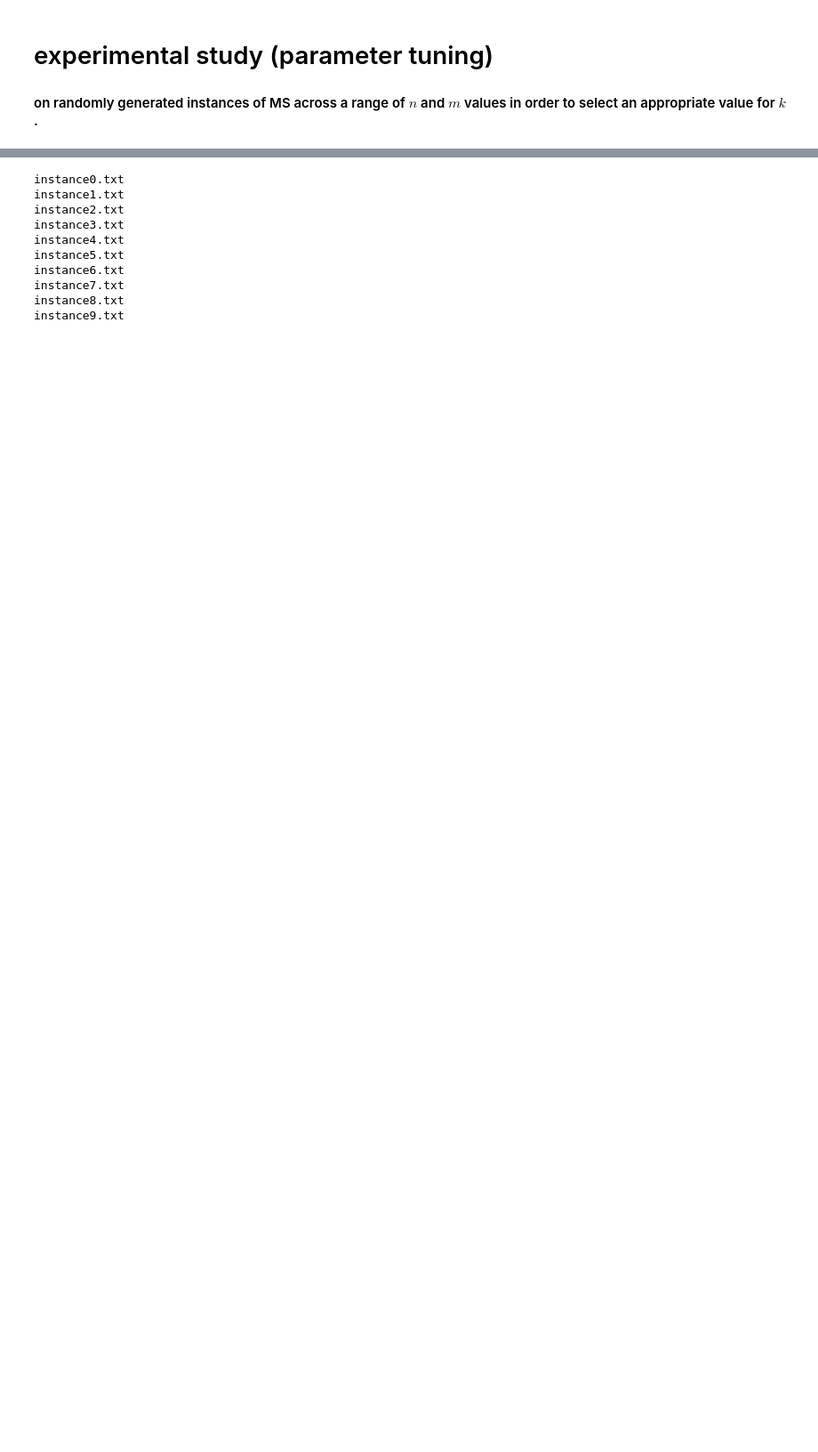
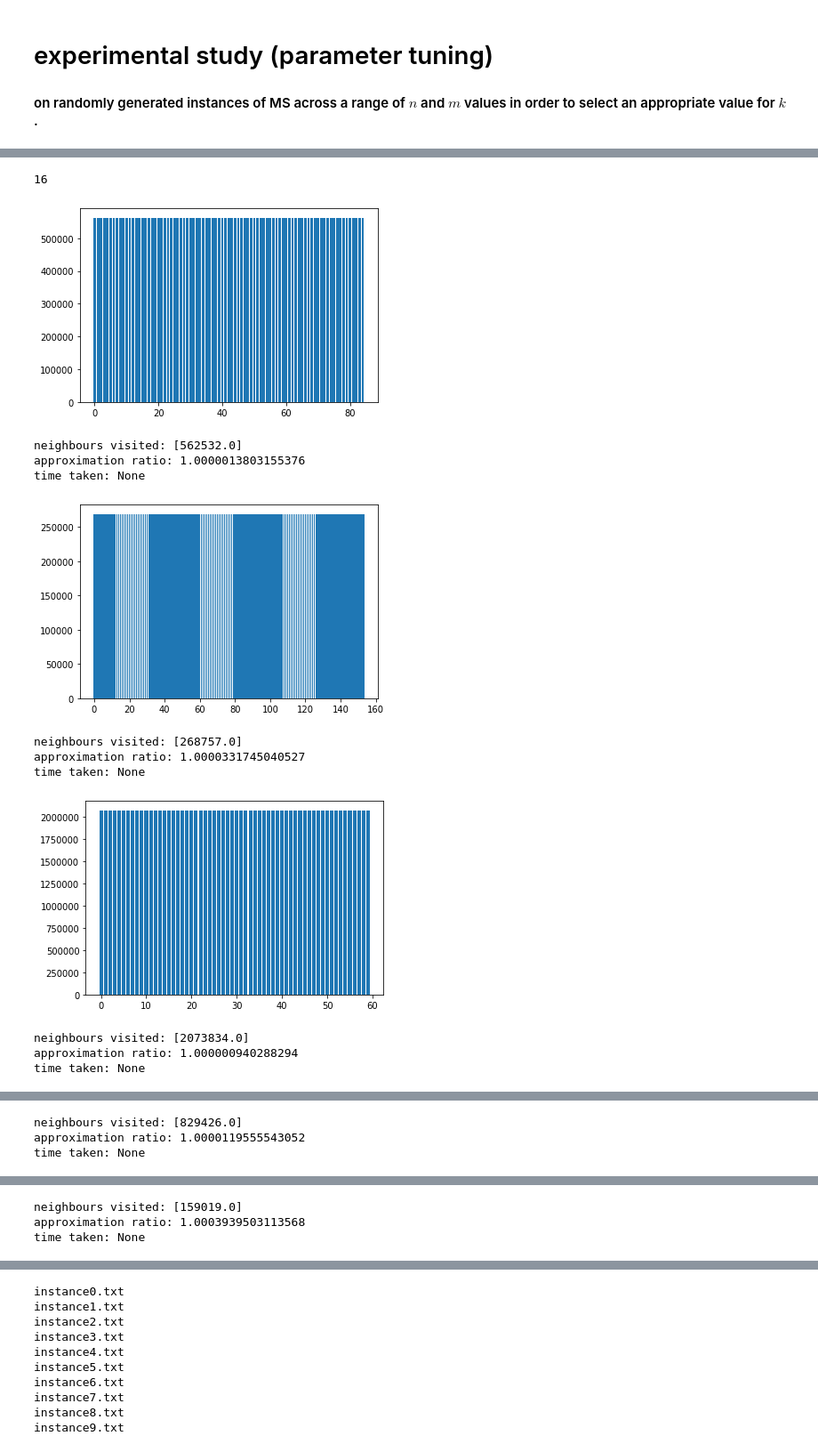
Before and after one commit to Swanchris/AAH-Group-Project, a Jupyter notebook: GLS_parameter_tuning.ipynb, the cells around one changed output, grey strips where cells are left out. Shown at 89% size. Saved outputs shown, nothing was run; the diff lists cells and outputs as text; code cells hidden in the pictures; blank space fills up the shorter version.

Commit message:
update Instance functions
general tidying
work in other notebooks/py files in process - not ready for implementation

```diff
--- a/GLS_parameter_tuning.ipynb
+++ b/GLS_parameter_tuning.ipynb
@@ -10,7 +10,25 @@ import re
 from itertools import compress
 from copy import deepcopy
 # %%
+def import_inst(filename):
+    '''
+    imports a text file instance, converts it to an array and then allocates it to p and m,
+    where p are the jobs and m is the number of machines
+    '''
+    inst = list(map(int, re.findall('\d+', str([line.rstrip('\n') for line in open(filename)]))))
+    global p, m, allowableTime
+    p =  inst[2:]
+    p.sort()
+    p = p[::-1]
+    m = inst[1]
+    allowableTime = inst[0]
 
+def create_instance(inp, filename):
+    txter = open(filename, "w")
+    for item in inp:
+        txter.write(str(item))
+        txter.write('\n')
+    txter.close()
 
 class agent:
     def __init__(self):
@@ -64,6 +82,7 @@ class agent:
 
     def print_results(self):
         plt.bar(range(m),self.workload)
+        plt.hlines(np.average(self.workload),0,len(self.workload), colors= 'y')
         plt.show()
 #         print('best workload found:', self.workload)
 #         print('best allocation found:', self.allocation)
@@ -106,4 +125,23 @@ class agent:
 
         # check that the maximum of the workloads (i.e. the cost) is as indicated in A.cost
         assert(np.isclose(self.cost, np.max(self.workload)))
+
+def set_inst(ind):
+    '''
+    takes an instance, converts it to an array and then allocates it to p and m,
+    where p are the jobs and m is the number of machines
+    '''
+    inst = ind
+    global p, m, allowableTime
+    p =  inst[2:]
+    p.sort()
+    p = p[::-1]
+    m = inst[1]
+    allowableTime = inst[0]
+    return p, m, allowableTime
+# %%
+#range of different m
+M = [np.random.randint(50,i) for i in range(100,10000,100)]
+P = np.random.randint(2000,40000,len(M))
+instances = {i:np.append(30,np.append(M[i],1 + np.random.randint(np.random.randint(1000,10000),size = P[i]) )) for i in range(len(M))}
 # %%
@@ -137,0 +164,4 @@ time taken: None
+# %%
+ind[-1]
+# %% [output]
+16
@@ -137,0 +170,19 @@ time taken: None
+# %%
+for i in range(len(instances)):
+    set_inst(instances[i])
+    A = agent()
+    A.generateGreedySolution()
+    A.print_results()
+# %% [output]
+[figure, added]
+neighbours visited: [562532.0]
+approximation ratio: 1.0000013803155376
+time taken: None
+[figure, added]
+neighbours visited: [268757.0]
+approximation ratio: 1.0000331745040527
+time taken: None
+[figure, added]
+neighbours visited: [2073834.0]
+approximation ratio: 1.000000940288294
+time taken: None
@@ -137,0 +190,3 @@ time taken: None
+neighbours visited: [829426.0]
+approximation ratio: 1.0000119555543052
+time taken: None
@@ -137,0 +194,3 @@ time taken: None
+neighbours visited: [159019.0]
+approximation ratio: 1.0003939503113568
+time taken: None
```
Also changed, not shown: parts of 22 cells of this notebook, 10 other files.
